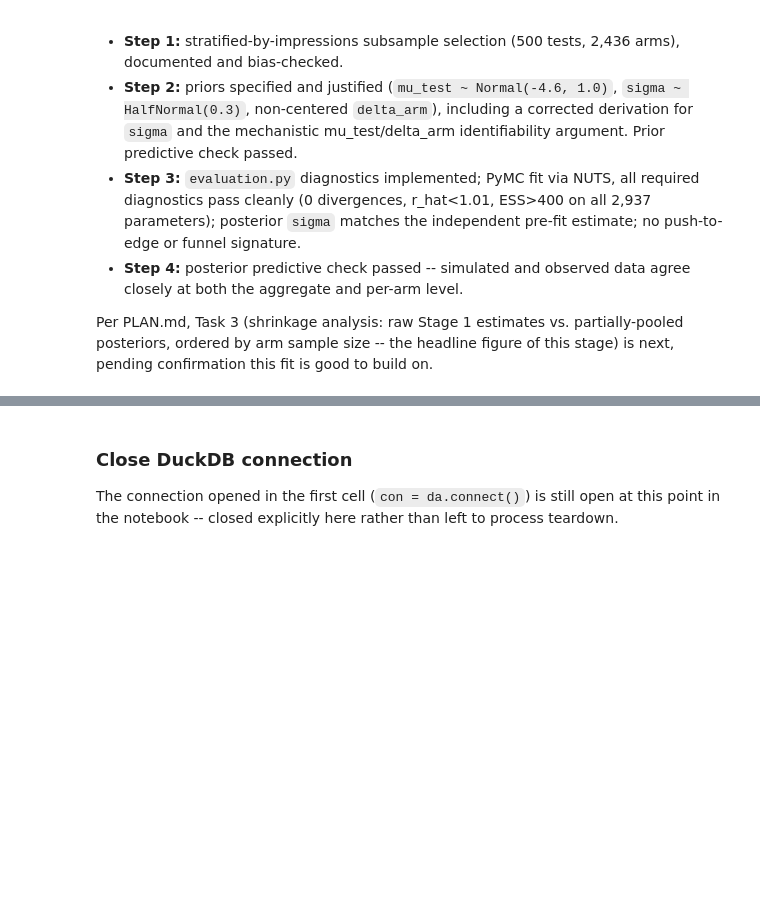
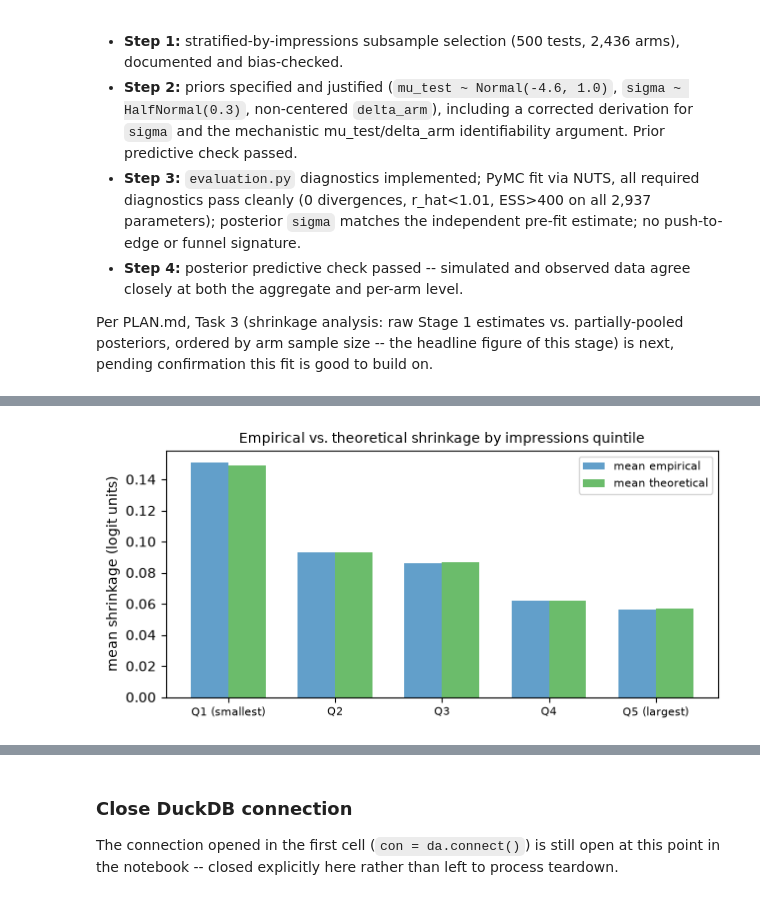
Before and after one commit to pmacias/clickworthy, a Jupyter notebook: notebooks/03_hierarchical_bayes.ipynb, the cells around one changed output, grey strips where cells are left out. Saved outputs shown, nothing was run; the diff lists cells and outputs as text; code cells hidden in the pictures; blank space fills up the shorter version.

```diff
--- a/notebooks/03_hierarchical_bayes.ipynb
+++ b/notebooks/03_hierarchical_bayes.ipynb
@@ -858,0 +1091,16 @@ Per PLAN.md, Task 3 (shrinkage analysis: raw Stage 1 estimates vs. partially-poo
+# %%
+subsample_df["impressions_quintile"] = pd.qcut(
+    subsample_df["impressions"], 5, labels=["Q1 (smallest)", "Q2", "Q3", "Q4", "Q5 (largest)"]
+)
+subsample_df["empirical_shrinkage"] = (subsample_df["raw_delta_arm"] - subsample_df["pooled_delta_arm"]).abs()
+
+quintile_summary = subsample_df.groupby("impressions_quintile", observed=True).agg(
+    n_arms=("impressions", "size"),
+    impressions_min=("impressions", "min"),
+    impressions_max=("impressions", "max"),
+    mean_empirical=("empirical_shrinkage", "mean"),
+    mean_theoretical=("theoretical_shrinkage", "mean"),
+)
+quintile_summary["diff"] = quintile_summary["mean_empirical"] - quintile_summary["mean_theoretical"]
+quintile_summary["pct_diff"] = quintile_summary["diff"] / quintile_summary["mean_theoretical"] * 100
+quintile_summary.round(5)
@@ -858,0 +1115,15 @@ Per PLAN.md, Task 3 (shrinkage analysis: raw Stage 1 estimates vs. partially-poo
+# %%
+fig, ax = plt.subplots(figsize=(6.5, 3.2))
+x = np.arange(len(quintile_summary))
+width = 0.35
+ax.bar(x - width / 2, quintile_summary["mean_empirical"], width, color="tab:blue", alpha=0.7, label="mean empirical")
+ax.bar(x + width / 2, quintile_summary["mean_theoretical"], width, color="tab:green", alpha=0.7, label="mean theoretical")
+ax.set_xticks(x)
+ax.set_xticklabels(quintile_summary.index, fontsize=8)
+ax.set_ylabel("mean shrinkage (logit units)")
+ax.set_title("Empirical vs. theoretical shrinkage by impressions quintile", fontsize=10)
+ax.legend(fontsize=8)
+fig.tight_layout()
+plt.show()
+# %% [output]
+[figure, added]
```
Also changed, not shown: parts of 16 cells of this notebook, 1 other file.
